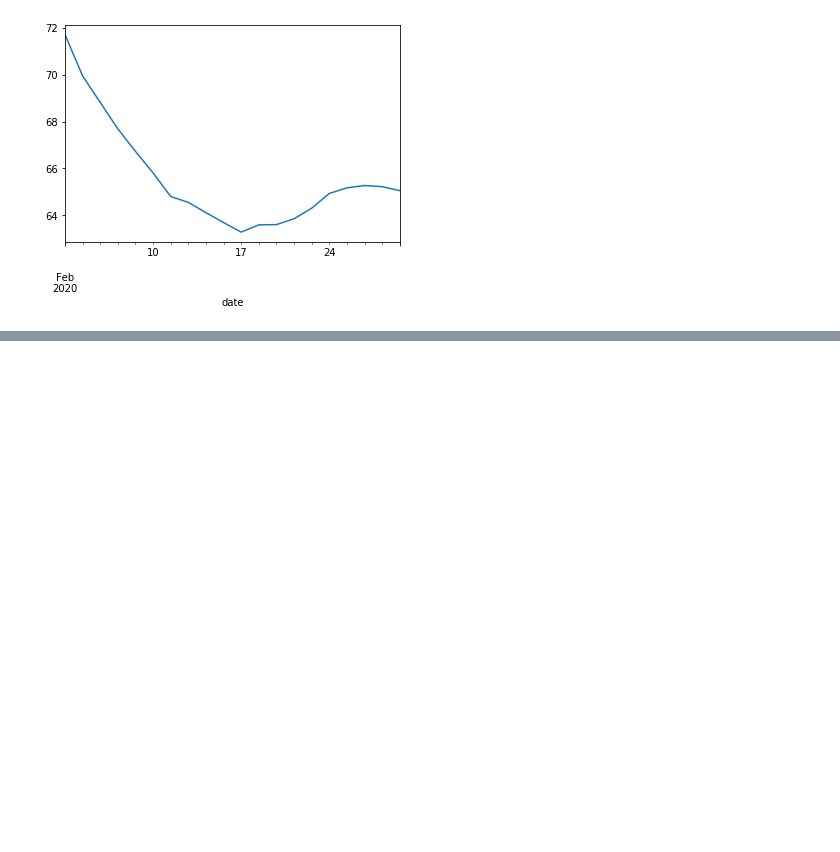
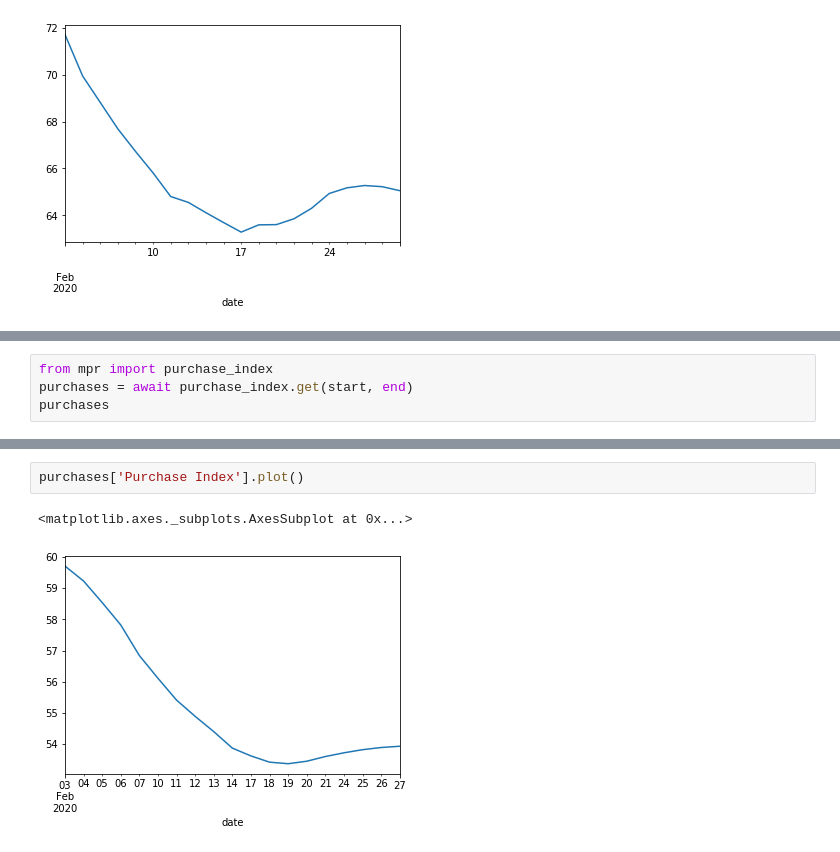
Before and after one commit to kirkedev/mpr, a Jupyter notebook: examples.ipynb, the cells around one changed output, grey strips where cells are left out. Drawn from its saved outputs; the diff is of its cells as text; blank space fills up the shorter version.

Commit message:
Add purchases to example notebook

```diff
--- a/examples.ipynb
+++ b/examples.ipynb
@@ -64,0 +67,4 @@ cutout['Cutout Index'].plot()
+# %%
+from mpr import purchase_index
+purchases = await purchase_index.get(start, end)
+purchases
@@ -64,0 +90,5 @@ cutout['Cutout Index'].plot()
+# %%
+purchases['Purchase Index'].plot()
+# %% [output]
+<matplotlib.axes._subplots.AxesSubplot at 0x...>
+[figure, added]
```
Also changed, not shown: parts of 2 cells of this notebook, 3 other files.
